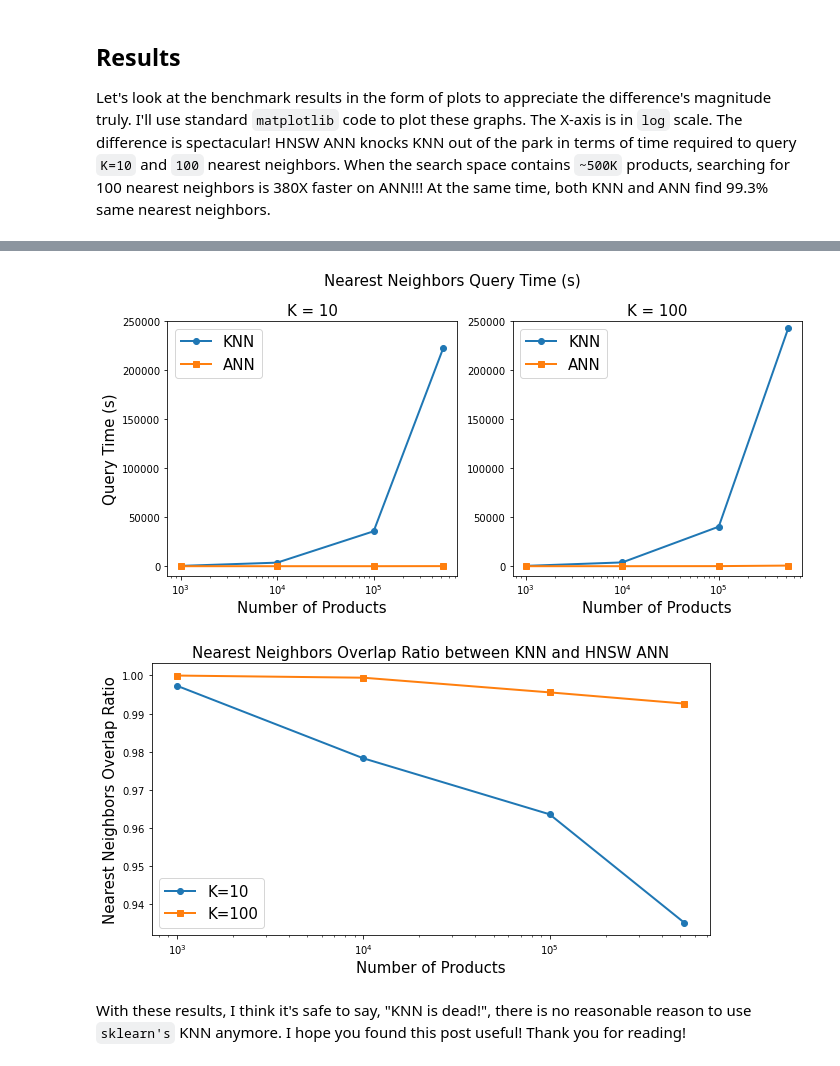
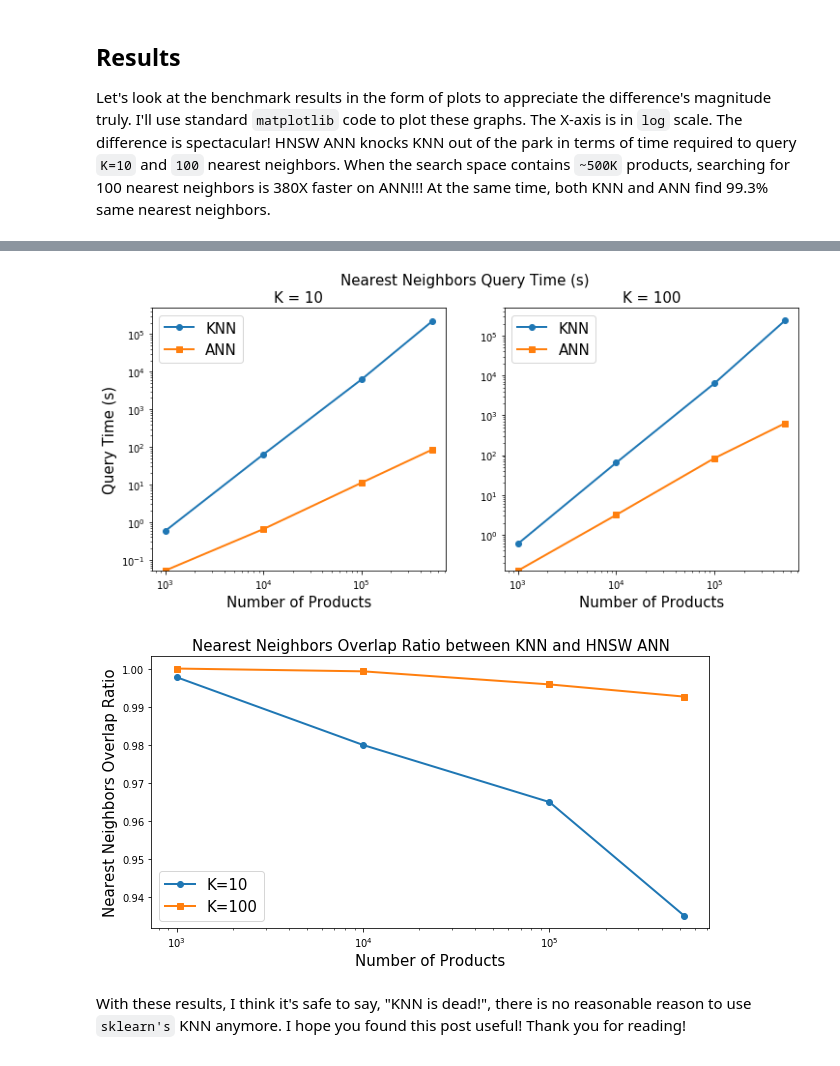
Before and after one commit to stephenleo/adventures-with-ann, a Jupyter notebook: knn_is_dead.ipynb, the cells around one changed output, grey strips where cells are left out. Saved outputs shown, nothing was run; the diff lists cells and outputs as text; code cells hidden in the pictures.

Commit message:
fixing minor bug. upgrading plots

```diff
--- a/knn_is_dead.ipynb
+++ b/knn_is_dead.ipynb
@@ -233,42 +233,45 @@ metrics_df.head()
 # %%
 k10_df = metrics_df[metrics_df['k']==10]
 k100_df = metrics_df[metrics_df['k']==100]
 
-fig = plt.figure(figsize=(10,5))
+fig = plt.figure(figsize=(12,5))
+fig.patch.set_facecolor('white')
 
 ax1 = fig.add_subplot(1,2,1)
-ax1.plot(k10_df['products'], k10_df['knn_time'], label='KNN', linewidth=2, marker='o')
-ax1.plot(k10_df['products'], k10_df['ann_time'], label='ANN', linewidth=2, marker='s')
+ax1.plot(k10_df['products'].values, k10_df['knn_time'].values, label='KNN', linewidth=2, marker='o')
+ax1.plot(k10_df['products'].values, k10_df['ann_time'].values, label='ANN', linewidth=2, marker='s')
 ax1.set_xscale('log')
-ax1.set_ylim(-10000, 250000)
+ax1.set_yscale('log')
+ax1.set_ylim(0, 500000)
 ax1.legend(fontsize=15)
 ax1.set_title('K = 10', fontsize=15)
 ax1.set_xlabel('Number of Products', fontsize=15)
 ax1.set_ylabel('Query Time (s)', fontsize=15)
 
 ax2 = fig.add_subplot(1,2,2)
-ax2.plot(k100_df['products'], k100_df['knn_time'], label='KNN', linewidth=2, marker='o')
-ax2.plot(k100_df['products'], k100_df['ann_time'], label='ANN', linewidth=2, marker='s')
+ax2.plot(k100_df['products'].values, k100_df['knn_time'].values, label='KNN', linewidth=2, marker='o')
+ax2.plot(k100_df['products'].values, k100_df['ann_time'].values, label='ANN', linewidth=2, marker='s')
 ax2.set_xscale('log')
-ax2.set_ylim(-10000, 250000)
+ax2.set_yscale('log')
+ax2.set_ylim(0, 500000)
 ax2.legend(fontsize=15)
 ax2.set_title('K = 100', fontsize=15)
 ax2.set_xlabel('Number of Products', fontsize=15)
 
-plt.suptitle('Nearest Neighbors Query Time (s)', fontsize=15)
-plt.tight_layout()
+plt.suptitle('Nearest Neighbors Query Time (s)', fontsize=15);
 # %% [output]
-[figure, old version]
+[figure, new version]
 # %%
 fig = plt.figure(figsize=(10,5))
-plt.plot(k10_df['products'], k10_df['pct_overlap'], label='K=10', linewidth=2, marker='o')
-plt.plot(k100_df['products'], k100_df['pct_overlap'], label='K=100', linewidth=2, marker='s')
+fig.patch.set_facecolor('white')
+plt.plot(k10_df['products'].values, k10_df['pct_overlap'].values, label='K=10', linewidth=2, marker='o')
+plt.plot(k100_df['products'].values, k100_df['pct_overlap'].values, label='K=100', linewidth=2, marker='s')
 plt.title('Nearest Neighbors Overlap Ratio between KNN and HNSW ANN', fontsize=15)
 plt.xlabel('Number of Products', fontsize=15)
 plt.ylabel('Nearest Neighbors Overlap Ratio', fontsize=15)
 plt.legend(fontsize=15)
 plt.xscale('log')
 # %% [output]
-[figure, old version]
+[figure, new version]
 # %% [markdown]
 With these results, I think it's safe to say, "KNN is dead!", there is no reasonable reason to use `sklearn's` KNN anymore. I hope you found this post useful! Thank you for reading!
```
Also changed, not shown: parts of 3 cells of this notebook, 3 other files.
